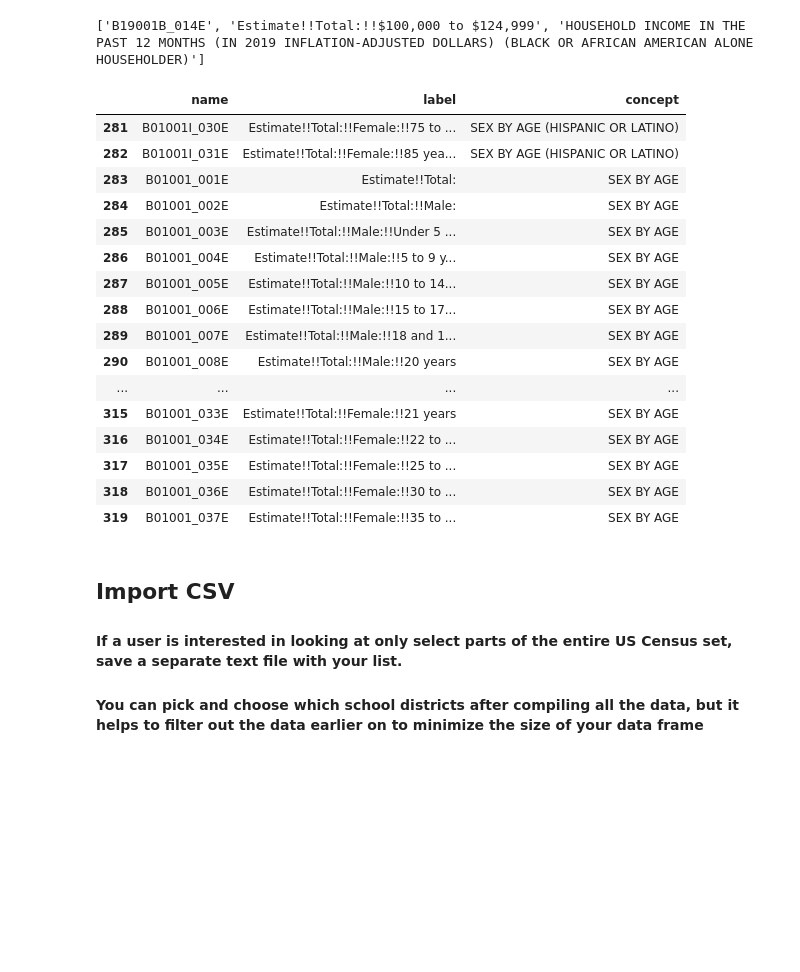
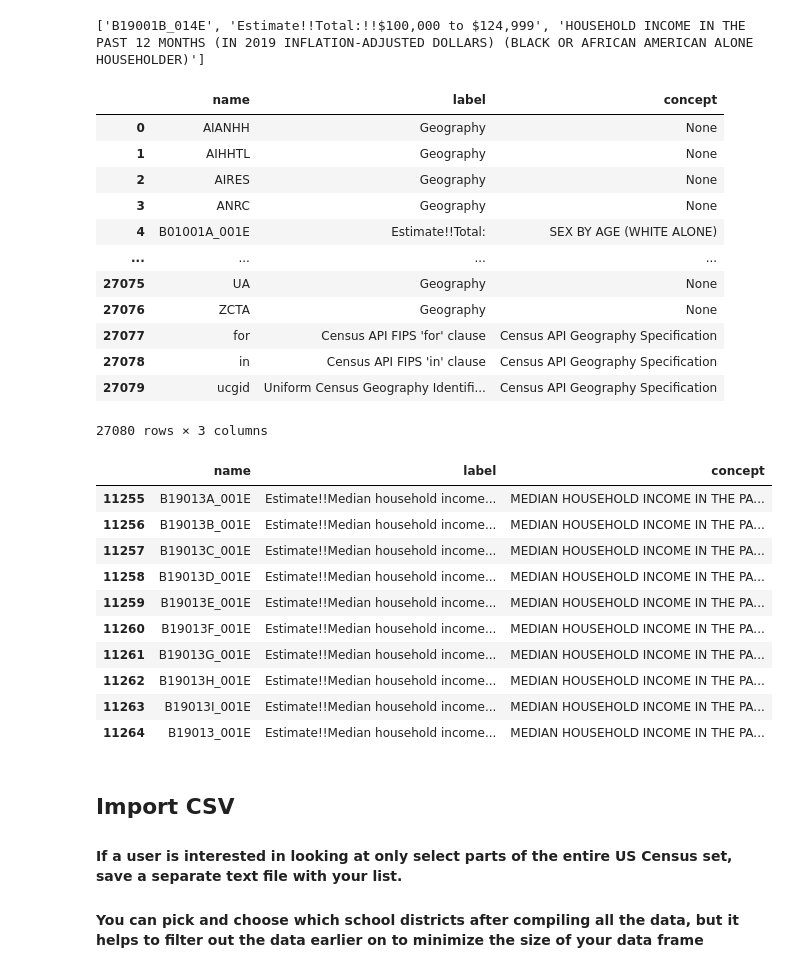
Before and after one commit to pylinet/USCensus, a Jupyter notebook: USCensusNYData.ipynb, the cells around one changed output. Saved outputs shown, nothing was run; the diff lists cells and outputs as text; code cells hidden in the pictures; blank space fills up the shorter version.

```diff
--- a/USCensusNYData.ipynb
+++ b/USCensusNYData.ipynb
@@ -26,26 +26,39 @@ print(censusVarNames.json()[5])
 # %%
 censusDataProfile = pd.DataFrame(columns=censusVarNames.json()[0], data=censusVarNames.json()[1:])
 censusDataProfile = (censusDataProfile.sort_values(by=['name'], axis=0))
 censusDataProfile.reset_index(drop = True, inplace = True)
-censusDataProfile[281:320]
+censusDataProfile
 # %% [output]
 |  | name | label | concept |
-| 281 | B01001I_030E | Estimate!!Total:!!Female:!!75 to ... | SEX BY AGE (HISPANIC OR LATINO) |
-| 282 | B01001I_031E | Estimate!!Total:!!Female:!!85 yea... | SEX BY AGE (HISPANIC OR LATINO) |
-| 283 | B01001_001E | Estimate!!Total: | SEX BY AGE |
-| 284 | B01001_002E | Estimate!!Total:!!Male: | SEX BY AGE |
-| 285 | B01001_003E | Estimate!!Total:!!Male:!!Under 5 ... | SEX BY AGE |
-| 286 | B01001_004E | Estimate!!Total:!!Male:!!5 to 9 y... | SEX BY AGE |
-| 287 | B01001_005E | Estimate!!Total:!!Male:!!10 to 14... | SEX BY AGE |
-| 288 | B01001_006E | Estimate!!Total:!!Male:!!15 to 17... | SEX BY AGE |
-| 289 | B01001_007E | Estimate!!Total:!!Male:!!18 and 1... | SEX BY AGE |
-| 290 | B01001_008E | Estimate!!Total:!!Male:!!20 years | SEX BY AGE |
+| 0 | AIANHH | Geography | None |
+| 1 | AIHHTL | Geography | None |
+| 2 | AIRES | Geography | None |
+| 3 | ANRC | Geography | None |
+| 4 | B01001A_001E | Estimate!!Total: | SEX BY AGE (WHITE ALONE) |
 | ... | ... | ... | ... |
-| 315 | B01001_033E | Estimate!!Total:!!Female:!!21 years | SEX BY AGE |
-| 316 | B01001_034E | Estimate!!Total:!!Female:!!22 to ... | SEX BY AGE |
-| 317 | B01001_035E | Estimate!!Total:!!Female:!!25 to ... | SEX BY AGE |
-| 318 | B01001_036E | Estimate!!Total:!!Female:!!30 to ... | SEX BY AGE |
-| 319 | B01001_037E | Estimate!!Total:!!Female:!!35 to ... | SEX BY AGE |
+| 27075 | UA | Geography | None |
+| 27076 | ZCTA | Geography | None |
+| 27077 | for | Census API FIPS 'for' clause | Census API Geography Specification |
+| 27078 | in | Census API FIPS 'in' clause | Census API Geography Specification |
+| 27079 | ucgid | Uniform Census Geography Identifi... | Census API Geography Specification |
+27080 rows × 3 columns
+# %%
+# filter by string contains
+
+filter=censusDataProfile[censusDataProfile['name'].str.contains('B19013')]
+filter
+# %% [output]
+|  | name | label | concept |
+| 11255 | B19013A_001E | Estimate!!Median household income... | MEDIAN HOUSEHOLD INCOME IN THE PA... |
+| 11256 | B19013B_001E | Estimate!!Median household income... | MEDIAN HOUSEHOLD INCOME IN THE PA... |
+| 11257 | B19013C_001E | Estimate!!Median household income... | MEDIAN HOUSEHOLD INCOME IN THE PA... |
+| 11258 | B19013D_001E | Estimate!!Median household income... | MEDIAN HOUSEHOLD INCOME IN THE PA... |
+| 11259 | B19013E_001E | Estimate!!Median household income... | MEDIAN HOUSEHOLD INCOME IN THE PA... |
+| 11260 | B19013F_001E | Estimate!!Median household income... | MEDIAN HOUSEHOLD INCOME IN THE PA... |
+| 11261 | B19013G_001E | Estimate!!Median household income... | MEDIAN HOUSEHOLD INCOME IN THE PA... |
+| 11262 | B19013H_001E | Estimate!!Median household income... | MEDIAN HOUSEHOLD INCOME IN THE PA... |
+| 11263 | B19013I_001E | Estimate!!Median household income... | MEDIAN HOUSEHOLD INCOME IN THE PA... |
+| 11264 | B19013_001E | Estimate!!Median household income... | MEDIAN HOUSEHOLD INCOME IN THE PA... |
 # %% [markdown]
 ## Import CSV
 
```
Also changed, not shown: parts of 3 cells of this notebook.
